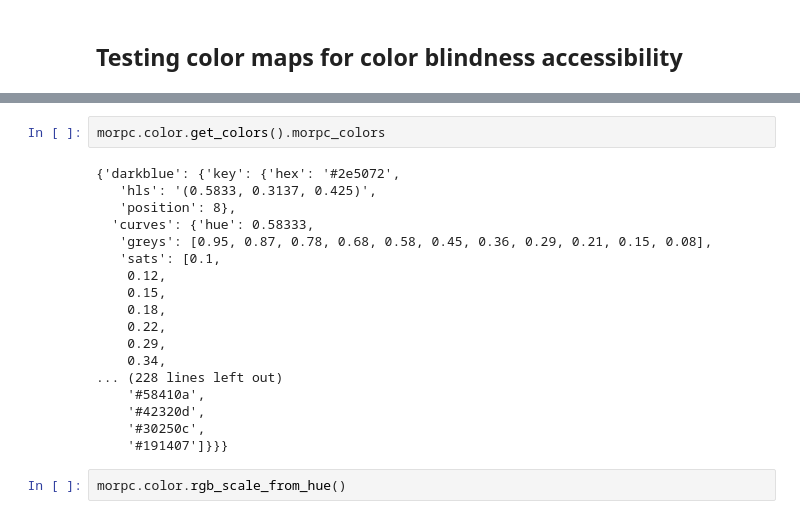
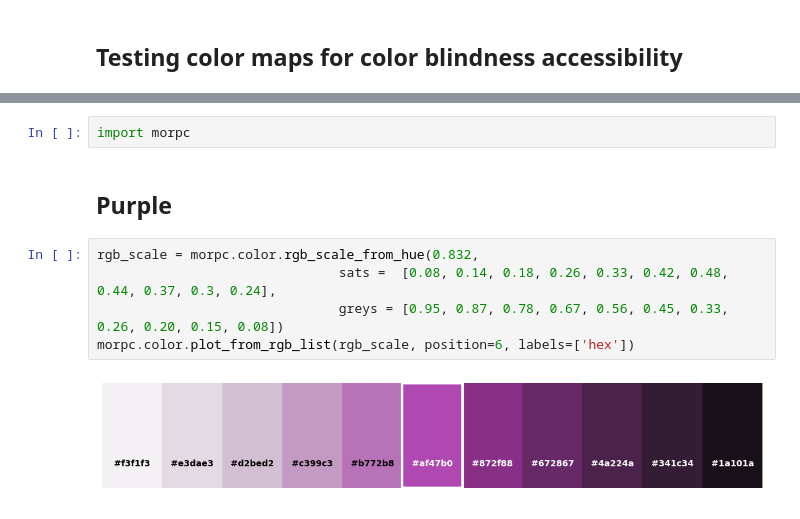
Before and after one commit to morpc/morpc-py, a Jupyter notebook: docs/09-morpc-color-demo.ipynb, the cells around one changed output, grey strips where cells are left out. Cells and saved outputs as stored; diff of their text form.

```diff
--- a/docs/09-morpc-color-demo.ipynb
+++ b/docs/09-morpc-color-demo.ipynb
@@ -151,22 +120,11 @@ daltonize.simulate_mpl(fig, color_deficit='p')
-# %%
-morpc.color.get_colors().morpc_colors
-# %% [output]
-{'darkblue': {'key': {'hex': '#2e5072',
-   'hls': '(0.5833, 0.3137, 0.425)',
-   'position': 8},
-  'curves': {'hue': 0.58333,
-   'greys': [0.95, 0.87, 0.78, 0.68, 0.58, 0.45, 0.36, 0.29, 0.21, 0.15, 0.08],
-   'sats': [0.1,
-    0.12,
-    0.15,
-    0.18,
-    0.22,
-    0.29,
-    0.34,
-... (228 lines left out)
-    '#58410a',
-    '#42320d',
-    '#30250c',
-    '#191407']}}}
+# %%
+import morpc
+# %% [markdown]
+## Purple
 # %%
-morpc.color.rgb_scale_from_hue()
+rgb_scale = morpc.color.rgb_scale_from_hue(0.832,
+                               sats =  [0.08, 0.14, 0.18, 0.26, 0.33, 0.42, 0.48, 0.44, 0.37, 0.3, 0.24],
+                               greys = [0.95, 0.87, 0.78, 0.67, 0.56, 0.45, 0.33, 0.26, 0.20, 0.15, 0.08])
+morpc.color.plot_from_rgb_list(rgb_scale, position=6, labels=['hex'])
+# %% [output]
+[figure, added]
```
Also changed, not shown: parts of 31 cells of this notebook, 1 other file.
